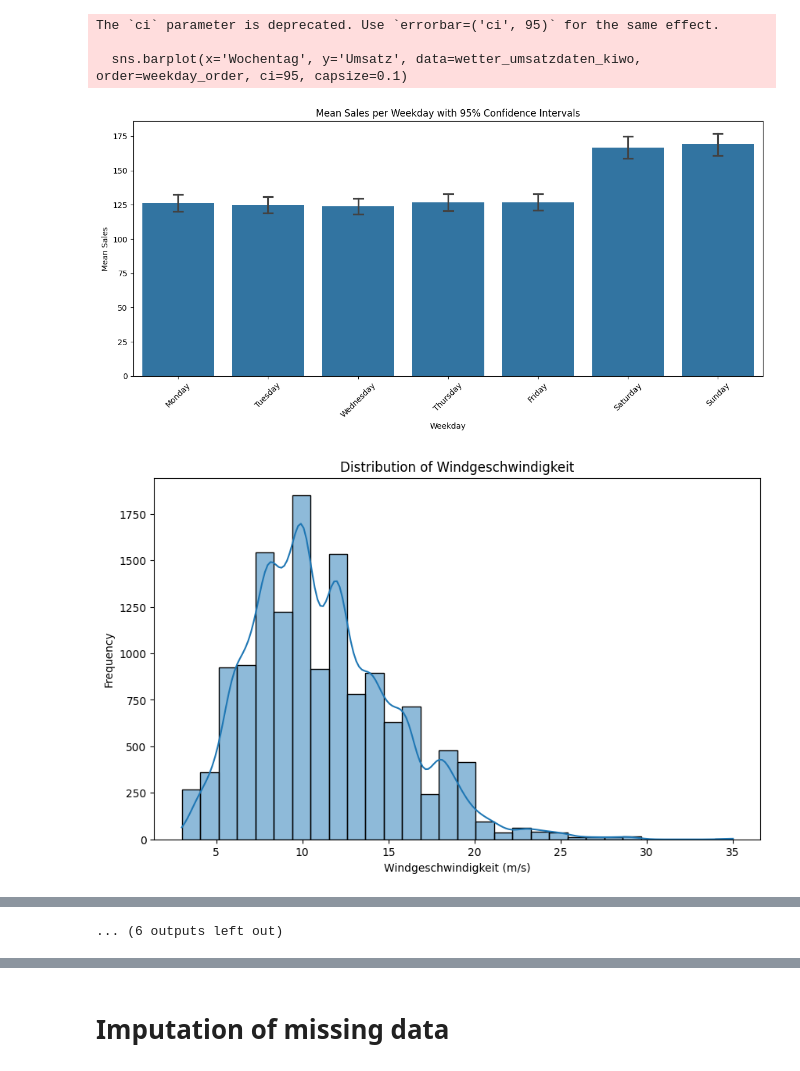
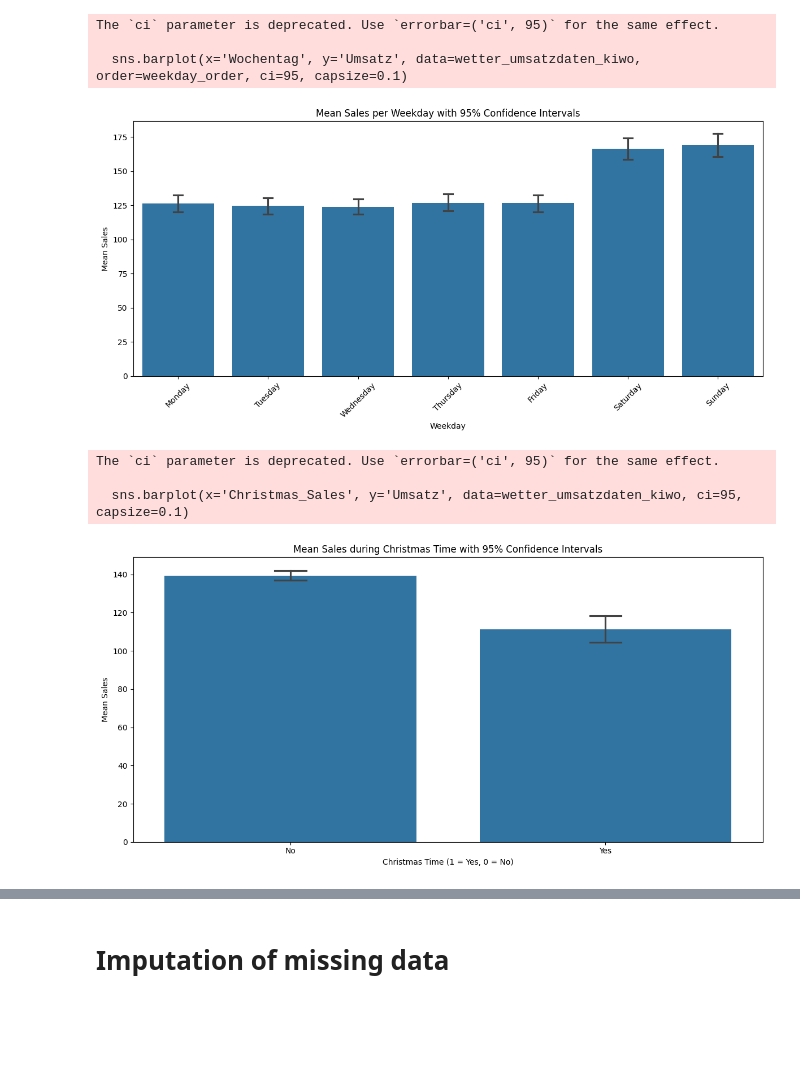
Before and after one commit to Marcel-Ag/Team_Raum-3_BakerySalesPredictions, a Jupyter notebook: 1_DatasetCharacteristics/DataVis.ipynb, the cells around one changed output, grey strips where cells are left out. Cells and saved outputs as stored; diff of their text form; code cells hidden in the pictures; blank space fills up the shorter version.

Commit message:
Added barplots for presentation

```diff
--- a/1_DatasetCharacteristics/DataVis.ipynb
+++ b/1_DatasetCharacteristics/DataVis.ipynb
@@ -23,52 +23,48 @@ plt.xticks(rotation=45)
 plt.tight_layout()
 plt.show()
 
-# Step 2: Visualization - Distribution of Windgeschwindigkeit
-plt.figure(figsize=(10, 6))
-sns.histplot(wetter_umsatzdaten_kiwo['Windgeschwindigkeit'], kde=True, bins=30)
-plt.title('Distribution of Windgeschwindigkeit')
-plt.xlabel('Windgeschwindigkeit (m/s)')
-plt.ylabel('Frequency')
+# Step 1.1: Visualization - Mean sales during Christmas time
+plt.figure(figsize=(12, 6))
+sns.barplot(x='Christmas_Sales', y='Umsatz', data=wetter_umsatzdaten_kiwo, ci=95, capsize=0.1)
+plt.title('Mean Sales during Christmas Time with 95% Confidence Intervals')
+plt.ylabel('Mean Sales')
+plt.xlabel('Christmas Time (1 = Yes, 0 = No)')
+plt.xticks([0, 1], ['No', 'Yes'])
+plt.tight_layout()
 plt.show()
 
-# Step 2: Visualization - Distribution of Windgeschwindigkeit in Beaufort
-plt.figure(figsize=(10, 6))
-sns.histplot(wetter_umsatzdaten_kiwo['Windgeschwindigkeit_Beaufort'], kde=True, bins=11)
-plt.title('Distribution of Windgeschwindigkeit')
-plt.xlabel('Windgeschwindigkeit (m/s)')
-plt.ylabel('Frequency')
+# Step 1.2: Visualization - Mean sales per Ferienart
+plt.figure(figsize=(12, 6))
+sns.barplot(x='Ferien', y='Umsatz', data=wetter_umsatzdaten_kiwo, ci=95, capsize=0.1)
+plt.title('Mean Sales per Ferienart with 95% Confidence Intervals', fontsize=20)
+plt.ylabel('Mean Total Sales', fontsize=20)
+plt.xlabel(' ')
+plt.xticks(rotation=45, fontsize=20)
+plt.yticks(fontsize=20)
+plt.tight_layout()
 plt.show()
 
-#visualization of the temperature
-plt.figure(figsize=(10, 6))
-sns.histplot(wetter_umsatzdaten_kiwo['Temperatur'], kde=True, bins=40)
-plt.title('Distribution of Temperature')
-plt.xlabel('Temperature (°C)')
-plt.ylabel('Frequency')
+# Step 1.2.1: Visualization - Mean sales per Holiday
+plt.figure(figsize=(12, 6))
+sns.barplot(x='Holiday', y='Umsatz', data=wetter_umsatzdaten_kiwo, ci=95, capsize=0.1)
+plt.title('Mean Sales per Holiday with 95% Confidence Intervals')
+plt.ylabel('Mean Sales')
+plt.xlabel('Holiday (1 = Yes, 0 = No)')
+plt.xticks([0, 1], ['No', 'Yes'])
+plt.tight_layout()
 plt.show()
 
-#scatter plot of the temperature and the sales
-plt.figure(figsize=(10, 6))
-sns.scatterplot(x='Temperatur', y='Umsatz', data=wetter_umsatzdaten_kiwo)
-plt.title('Scatterplot of Temperature and Sales')
-plt.xlabel('Temperature (°C)')
-plt.ylabel('Sales')
-plt.show()
 
-#barplot of the wind speed and the sales
-plt.figure(figsize=(10, 6))
-sns.barplot(x='Windgeschwindigkeit_Beaufort', y='Umsatz', data=wetter_umsatzdaten_kiwo, ci=95, capsize=0.1)
-plt.title('Mean Sales per Wind Speed with 95% Confidence Intervals')
-plt.ylabel('Mean Sales')
-plt.xlabel('Wind Speed (Beaufort)')
-plt.show()
-
-#barplot of temperature categories and the sales
-plt.figure(figsize=(10, 6))
-sns.barplot(x='Temperature_Category', y='Umsatz', data=wetter_umsatzdaten_kiwo, ci=95, capsize=0.1)
-plt.title('Mean Sales per Temperature Category with 95% Confidence Intervals')
-plt.ylabel('Mean Sales')
-plt.xlabel('Temperature Category')
+# Step 1.3: Visualization - Mean sales per month
+wetter_umsatzdaten_kiwo['Month'] = pd.to_datetime(wetter_umsatzdaten_kiwo['Datum']).dt.month
+plt.figure(figsize=(12, 6))
+sns.barplot(x='Month', y='Umsatz', data=wetter_umsatzdaten_kiwo, ci=95, capsize=0.1)
+plt.title('Mean Sales per Month with 95% Confidence Intervals', fontsize=25)
+plt.ylabel('Mean Total Sales', fontsize=20)
+plt.xlabel('Month', fontsize=20)
+plt.xticks(rotation=45, fontsize=20)
+plt.yticks(fontsize=20)
+plt.tight_layout()
 plt.show()
 
 #barplot of Bewölkung and the sales
@@ -132,9 +128,12 @@ Requirement already satisfied: pillow>=8 in /home/codespace/.local/lib/python3.1
        'Temperature_Category', 'Windgeschwindigkeit_Beaufort', 'Rain_Status',
        'Cloud_Status', 'Warengruppe_1', 'Warengruppe_2', 'Warengruppe_3',
        'Warengruppe_4', 'Warengruppe_5', 'Warengruppe_6'],
       dtype='object')
 The `ci` parameter is deprecated. Use `errorbar=('ci', 95)` for the same effect.
 
   sns.barplot(x='Wochentag', y='Umsatz', data=wetter_umsatzdaten_kiwo, order=weekday_order, ci=95, capsize=0.1)
 [figure]
+The `ci` parameter is deprecated. Use `errorbar=('ci', 95)` for the same effect.
+
+  sns.barplot(x='Christmas_Sales', y='Umsatz', data=wetter_umsatzdaten_kiwo, ci=95, capsize=0.1)
-[figure, old version]
+[figure, new version]
@@ -155 +151,0 @@ The `ci` parameter is deprecated. Use `errorbar=('ci', 95)` for the same effect.
-... (6 outputs left out)
```
Also changed, not shown: parts of 3 cells of this notebook, 2 other files.
